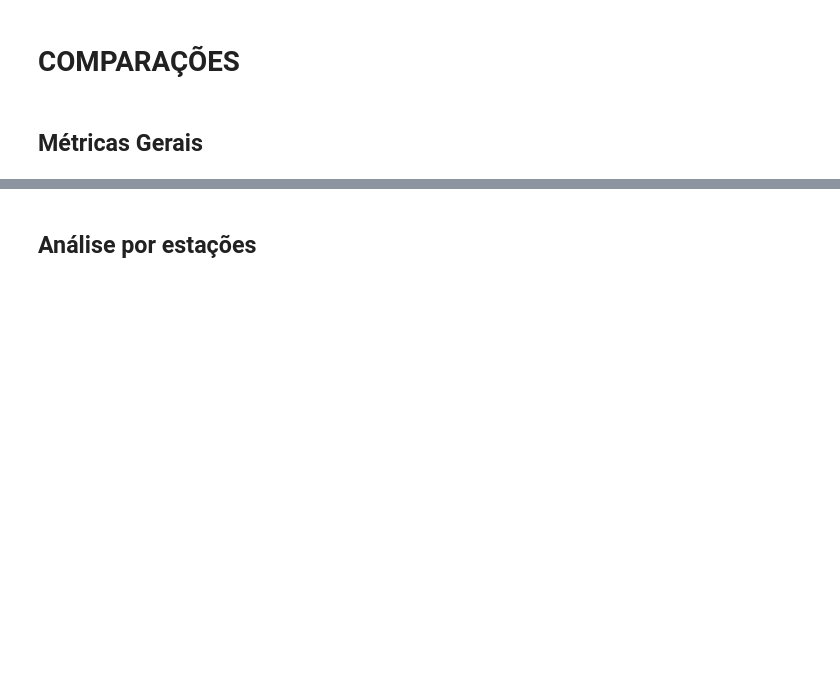
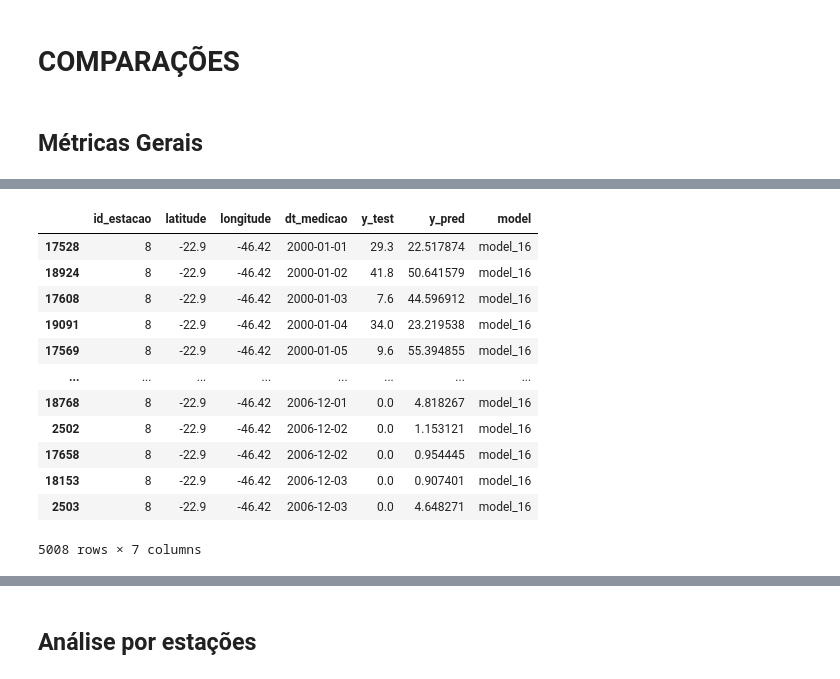
Before and after one commit to mateus-santos-rocha/doutorado, a Jupyter notebook: 3.modelling.ipynb, the cells around one changed output, grey strips where cells are left out. Drawn from its saved outputs; the diff is of its cells as text; code cells hidden in the pictures; blank space fills up the shorter version.

```diff
--- a/3.modelling.ipynb
+++ b/3.modelling.ipynb
@@ -1113,0 +1277,16 @@ plot_model_metrics(metrics_df, ['R2', 'RMSE','PSC_A','PMC_A','precision','recall
+# %%
+comparisons[16].loc[comparisons[16]['id_estacao']==8].sort_values('dt_medicao')
+# %% [output]
+|  | id_estacao | latitude | longitude | dt_medicao | y_test | y_pred | model |
+| 17528 | 8 | -22.9 | -46.42 | 2000-01-01 | 29.3 | 22.517874 | model_16 |
+| 18924 | 8 | -22.9 | -46.42 | 2000-01-02 | 41.8 | 50.641579 | model_16 |
+| 17608 | 8 | -22.9 | -46.42 | 2000-01-03 | 7.6 | 44.596912 | model_16 |
+| 19091 | 8 | -22.9 | -46.42 | 2000-01-04 | 34.0 | 23.219538 | model_16 |
+| 17569 | 8 | -22.9 | -46.42 | 2000-01-05 | 9.6 | 55.394855 | model_16 |
+| ... | ... | ... | ... | ... | ... | ... | ... |
+| 18768 | 8 | -22.9 | -46.42 | 2006-12-01 | 0.0 | 4.818267 | model_16 |
+| 2502 | 8 | -22.9 | -46.42 | 2006-12-02 | 0.0 | 1.153121 | model_16 |
+| 17658 | 8 | -22.9 | -46.42 | 2006-12-02 | 0.0 | 0.954445 | model_16 |
+| 18153 | 8 | -22.9 | -46.42 | 2006-12-03 | 0.0 | 0.907401 | model_16 |
+| 2503 | 8 | -22.9 | -46.42 | 2006-12-03 | 0.0 | 4.648271 | model_16 |
+5008 rows × 7 columns
```
Also changed, not shown: parts of 18 cells of this notebook, 3 other files.
